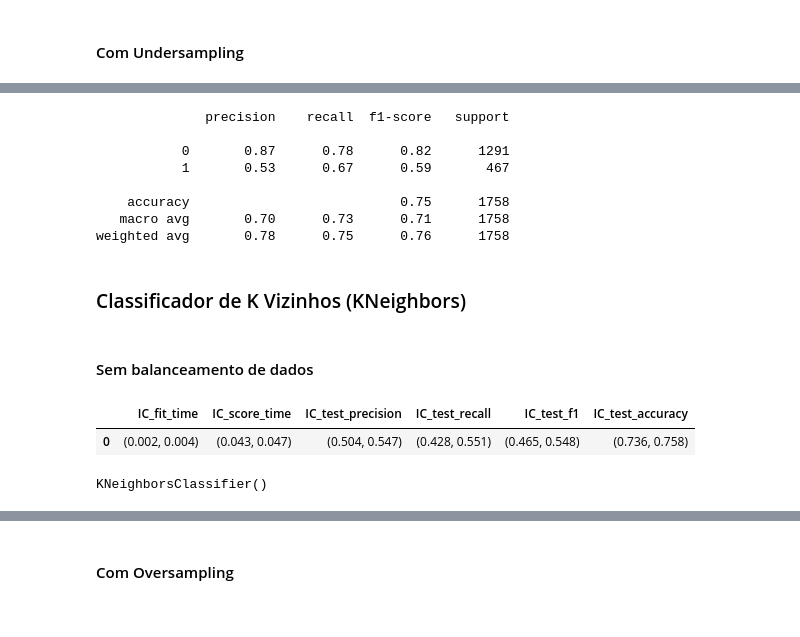
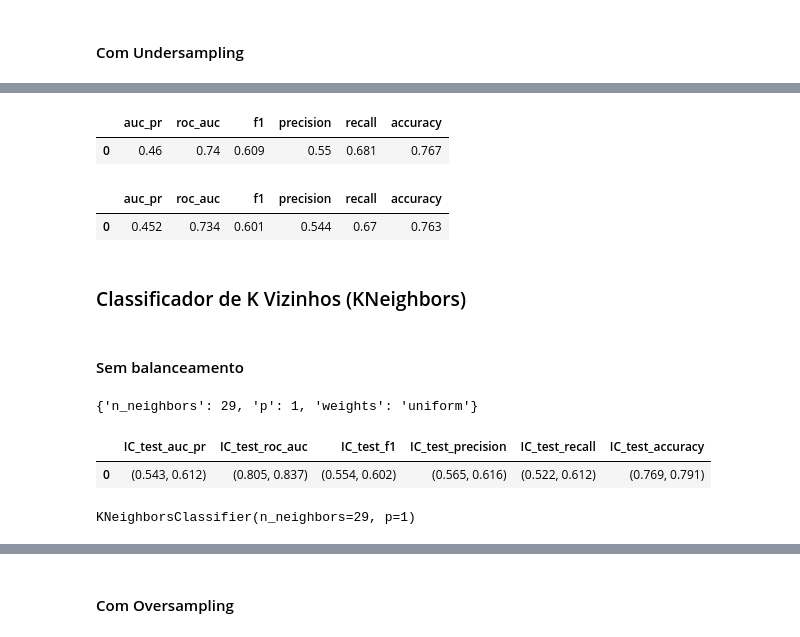
Before and after one commit to Angel-Arroyo-H/alura-data-science-challenge-3, a Jupyter notebook: Alura_DataScience_Challenge3.ipynb, the cells around one changed output, grey strips where cells are left out. Saved outputs shown, nothing was run; the diff lists cells and outputs as text; code cells hidden in the pictures.

```diff
--- a/Alura_DataScience_Challenge3.ipynb
+++ b/Alura_DataScience_Challenge3.ipynb
@@ -468,3 +508,3 @@ intervalo_conf(cv_resultados)
 # %%
-modelo_arvore.fit(x_treino, y_treino)
+modelo_arvore_opt.fit(x_treino, y_treino)
 # %% [output]
@@ -510,5 +579,5 @@ intervalo_conf(cv_resultados)
 # %%
-pipeline_arvore_smote.fit(x_treino, y_treino)
+pipeline_arvore_smote_opt.fit(x_treino, y_treino,)
 # %% [output]
 Pipeline(steps=[('oversample', SMOTE(random_state=42)),
                 ('arvore',
@@ -554,5 +649,5 @@ intervalo_conf(cv_resultados)
 # %%
-pipeline_arvore_nearmiss.fit(x_treino, y_treino)
+pipeline_arvore_nearmiss_opt.fit(x_treino, y_treino)
 # %% [output]
 Pipeline(steps=[('undersample', NearMiss(version=3)),
                 ('arvore',
@@ -572,36 +657,55 @@ weighted avg       0.80      0.77      0.78      5274
-# %%
-y_previsto = pipeline_arvore_smote.predict(x_teste)
-print(classification_report(y_teste, y_previsto, zero_division=0))
-# %% [output]
-              precision    recall  f1-score   support
-
-           0       0.87      0.78      0.82      1291
-           1       0.53      0.67      0.59       467
-
-    accuracy                           0.75      1758
-   macro avg       0.70      0.73      0.71      1758
-weighted avg       0.78      0.75      0.76      1758
+# %%
+# Métricas para o treino
+metricas(y_treino, pipeline_arvore_nearmiss_opt.predict(x_treino)).round(3)
+# %% [output]
+|  | auc_pr | roc_auc | f1 | precision | recall | accuracy |
+| 0 | 0.46 | 0.74 | 0.609 | 0.55 | 0.681 | 0.767 |
+# %%
+# Métricas para o teste
+metricas(y_teste, pipeline_arvore_nearmiss_opt.predict(x_teste)).round(3)
+# %% [output]
+|  | auc_pr | roc_auc | f1 | precision | recall | accuracy |
+| 0 | 0.452 | 0.734 | 0.601 | 0.544 | 0.67 | 0.763 |
 # %% [markdown]
 ### Classificador de K Vizinhos (KNeighbors)
 # %% [markdown]
-#### Sem balanceamento de dados
+#### Sem balanceamento
+# %%
+from sklearn.neighbors import KNeighborsClassifier
+
+modelo_knn = KNeighborsClassifier()
+
+# Otimizando os parâmetros da função
+grade_parametros = {
+    'n_neighbors': randint(3, 30),            # número de vizinhos
+    'weights': ['uniform', 'distance'],       # ponderação dos vizinhos
+    'p': randint(1, 3),                       # métrica Minkowski (1 = Manhattan, 2 = Euclidiana)
+}
+
+random_search = RandomizedSearchCV(
+    estimator = modelo_knn
+    ,param_distributions=grade_parametros
+    ,n_iter=20
+    ,cv=5
+    ,scoring=scoring
+    ,verbose=0
+    ,random_state=42
+    ,refit='auc_pr'
+)
+random_search.fit(x_treino, y_treino)
+random_search.best_params_
+# %% [output]
+{'n_neighbors': 29, 'p': 1, 'weights': 'uniform'}
 # %%
-from sklearn.neighbors import KNeighborsClassifier
+modelo_knn_opt = KNeighborsClassifier(**random_search.best_params_)
+skf = StratifiedKFold(n_splits = 5, shuffle = True, random_state = 42)
 
-modelo_knn = KNeighborsClassifier()
-skf = StratifiedKFold(n_splits = 5, shuffle = True, random_state = 42)
-scoring = {
-  'precision': precision
-  ,'recall': recall
-  ,'f1': 'f1'
-  ,'accuracy': 'accuracy'
-}
-cv_resultados = cross_validate(modelo_knn, x_treino, y_treino, cv = skf,scoring=scoring)
+cv_resultados = cross_validate(modelo_knn_opt, x_treino, y_treino, cv = skf,scoring=scoring)
 intervalo_conf(cv_resultados)
 # %% [output]
-|  | IC_fit_time | IC_score_time | IC_test_precision | IC_test_recall | IC_test_f1 | IC_test_accuracy |
-| 0 | (0.002, 0.004) | (0.043, 0.047) | (0.504, 0.547) | (0.428, 0.551) | (0.465, 0.548) | (0.736, 0.758) |
+|  | IC_test_auc_pr | IC_test_roc_auc | IC_test_f1 | IC_test_precision | IC_test_recall | IC_test_accuracy |
+| 0 | (0.543, 0.612) | (0.805, 0.837) | (0.554, 0.602) | (0.565, 0.616) | (0.522, 0.612) | (0.769, 0.791) |
 # %%
-modelo_knn.fit(x_treino, y_treino)
+modelo_knn_opt.fit(x_treino, y_treino)
 # %% [output]
-KNeighborsClassifier()
+KNeighborsClassifier(n_neighbors=29, p=1)
```
Also changed, not shown: parts of 78 cells of this notebook.
